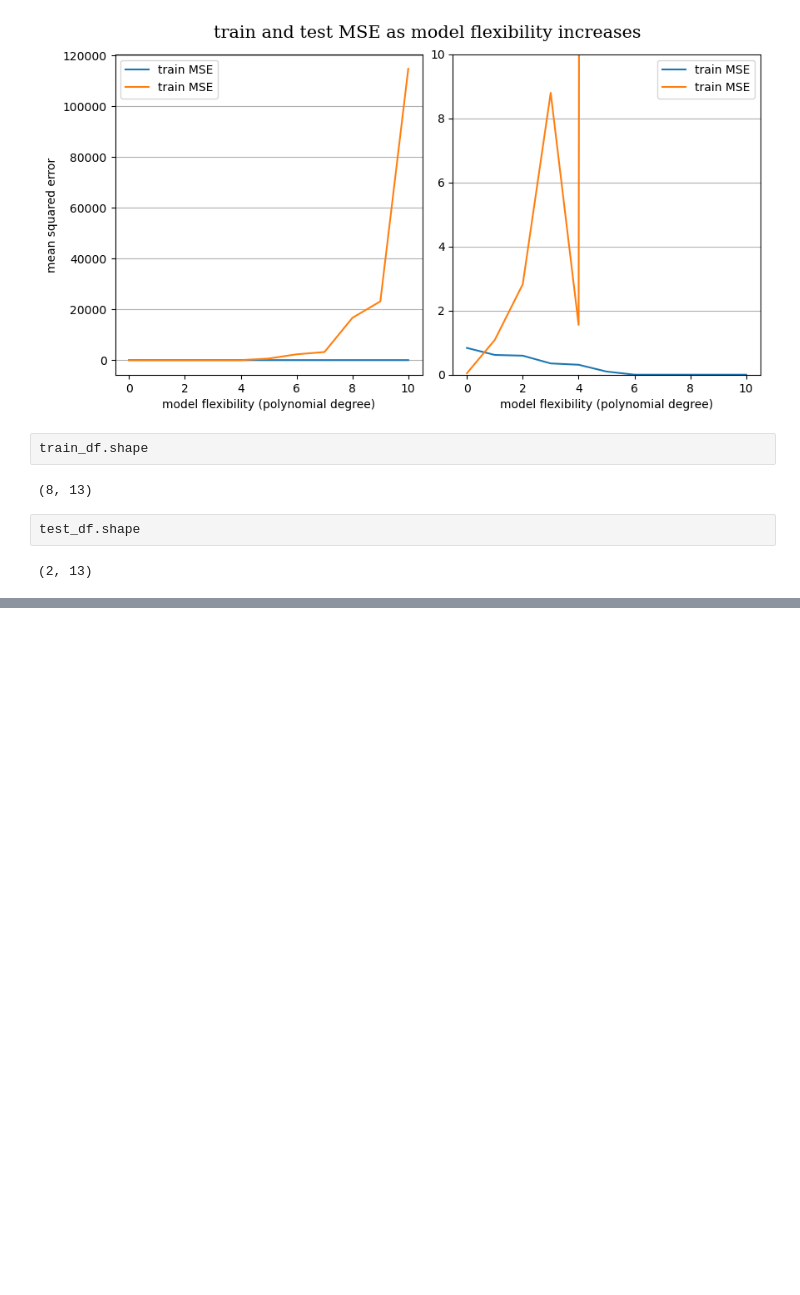
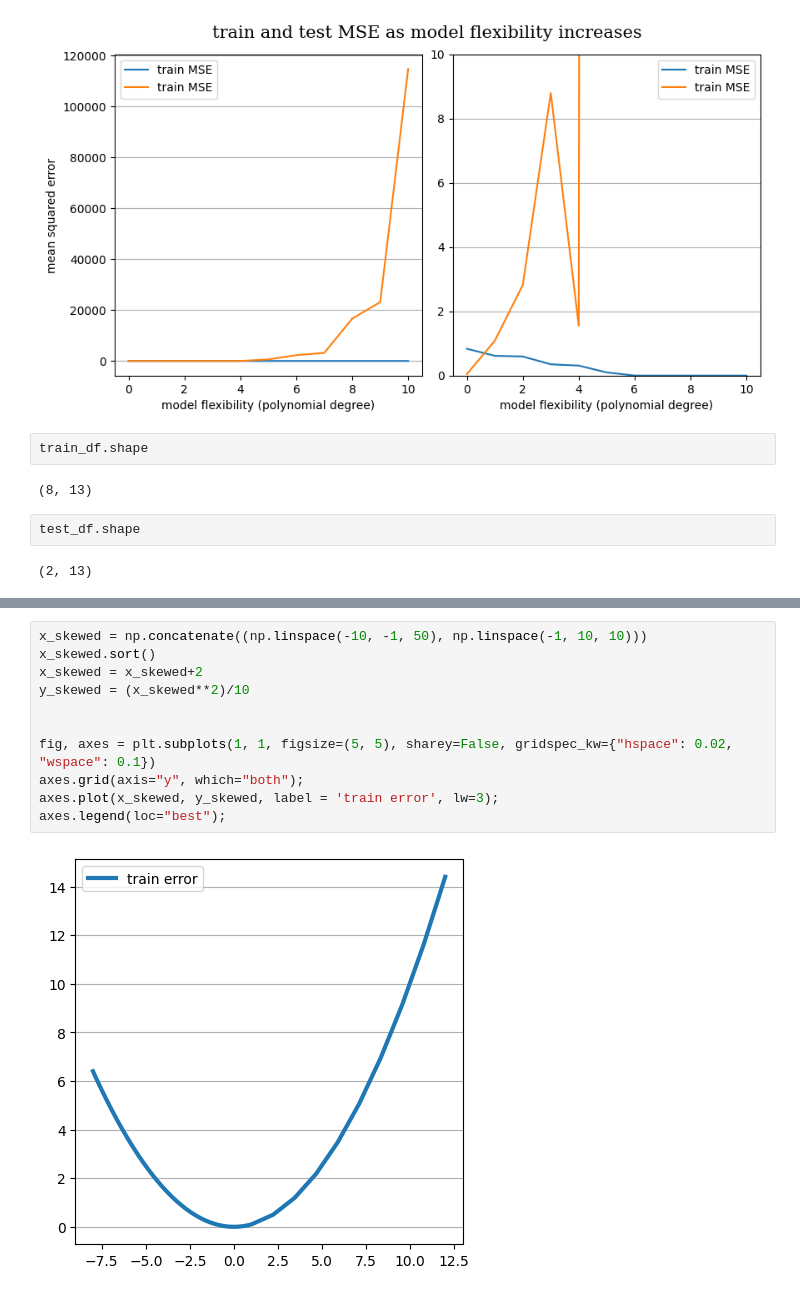
Before and after one commit to HNoorazar/Ag_Others, a Jupyter notebook: educational/Overfit.ipynb, the cells around one changed output, grey strips where cells are left out. Cells and saved outputs as stored; diff of their text form; blank space fills up the shorter version.

```diff
--- a/educational/Overfit.ipynb
+++ b/educational/Overfit.ipynb
@@ -415,0 +445,13 @@ test_df.shape
+# %%
+x_skewed = np.concatenate((np.linspace(-10, -1, 50), np.linspace(-1, 10, 10)))
+x_skewed.sort()
+x_skewed = x_skewed+2
+y_skewed = (x_skewed**2)/10
+
+
+fig, axes = plt.subplots(1, 1, figsize=(5, 5), sharey=False, gridspec_kw={"hspace": 0.02, "wspace": 0.1})
+axes.grid(axis="y", which="both");
+axes.plot(x_skewed, y_skewed, label = 'train error', lw=3);
+axes.legend(loc="best");
+# %% [output]
+[figure, added]
```
Also changed, not shown: parts of 15 cells of this notebook, 1 other file.
